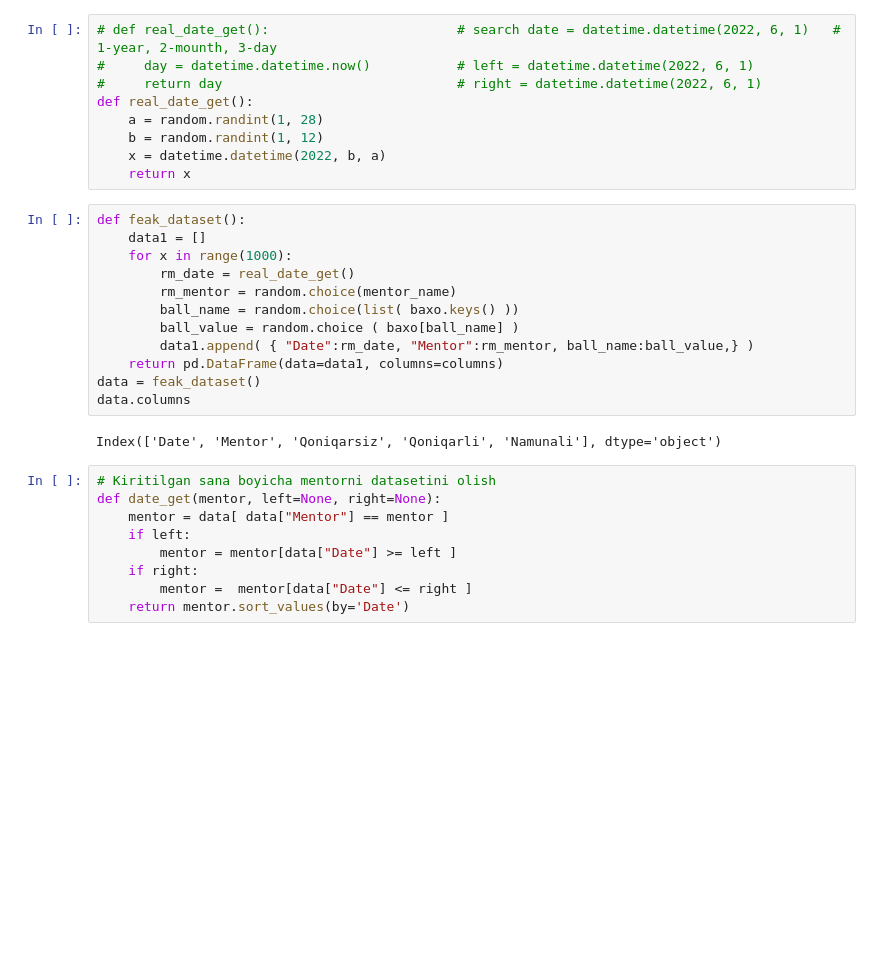
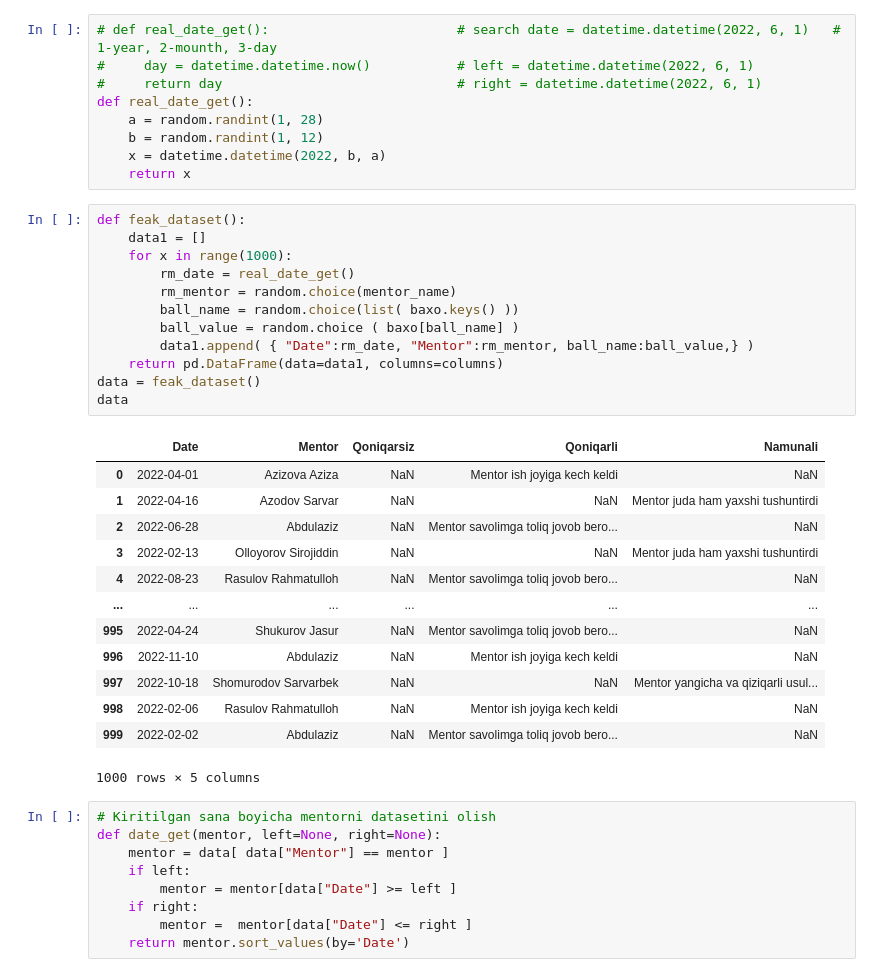
Before and after one commit to firdavsyusupov/MentorFeedbackAnalysisBot, a Jupyter notebook: Analysis/Analysis.ipynb, the cells around one changed output. Saved outputs shown, nothing was run; the diff lists cells and outputs as text; blank space fills up the shorter version.

```diff
--- a/Analysis/Analysis.ipynb
+++ b/Analysis/Analysis.ipynb
@@ -26,17 +25,29 @@ def real_date_get():
 # %%
 def feak_dataset():
     data1 = []
     for x in range(1000):
         rm_date = real_date_get()
         rm_mentor = random.choice(mentor_name)
         ball_name = random.choice(list( baxo.keys() ))
         ball_value = random.choice ( baxo[ball_name] )
         data1.append( { "Date":rm_date, "Mentor":rm_mentor, ball_name:ball_value,} )
     return pd.DataFrame(data=data1, columns=columns)
 data = feak_dataset()
-data.columns
+data
 # %% [output]
+|  | Date | Mentor | Qoniqarsiz | Qoniqarli | Namunali |
+| 0 | 2022-04-01 | Azizova Aziza | NaN | Mentor ish joyiga kech keldi | NaN |
+| 1 | 2022-04-16 | Azodov Sarvar | NaN | NaN | Mentor juda ham yaxshi tushuntirdi |
+| 2 | 2022-06-28 | Abdulaziz | NaN | Mentor savolimga toliq jovob bero... | NaN |
+| 3 | 2022-02-13 | Olloyorov Sirojiddin | NaN | NaN | Mentor juda ham yaxshi tushuntirdi |
+| 4 | 2022-08-23 | Rasulov Rahmatulloh | NaN | Mentor savolimga toliq jovob bero... | NaN |
+| ... | ... | ... | ... | ... | ... |
+| 995 | 2022-04-24 | Shukurov Jasur | NaN | Mentor savolimga toliq jovob bero... | NaN |
+| 996 | 2022-11-10 | Abdulaziz | NaN | Mentor ish joyiga kech keldi | NaN |
+| 997 | 2022-10-18 | Shomurodov Sarvarbek | NaN | NaN | Mentor yangicha va qiziqarli usul... |
+| 998 | 2022-02-06 | Rasulov Rahmatulloh | NaN | Mentor ish joyiga kech keldi | NaN |
+| 999 | 2022-02-02 | Abdulaziz | NaN | Mentor savolimga toliq jovob bero... | NaN |
-Index(['Date', 'Mentor', 'Qoniqarsiz', 'Qoniqarli', 'Namunali'], dtype='object')
+1000 rows × 5 columns
 # %%
 # Kiritilgan sana boyicha mentorni datasetini olish
 def date_get(mentor, left=None, right=None):
```
Also changed, not shown: parts of 6 cells of this notebook, 3 other files.
